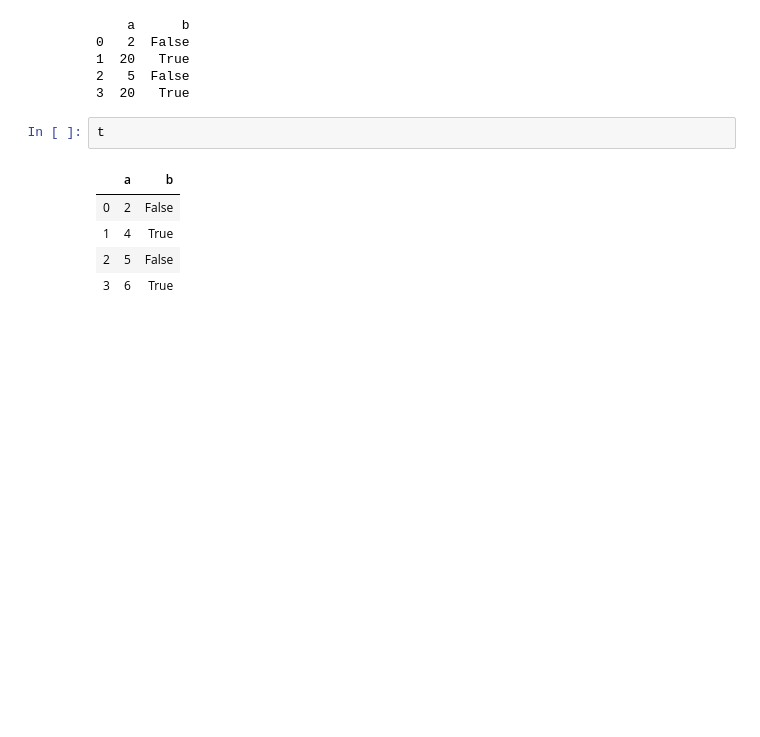
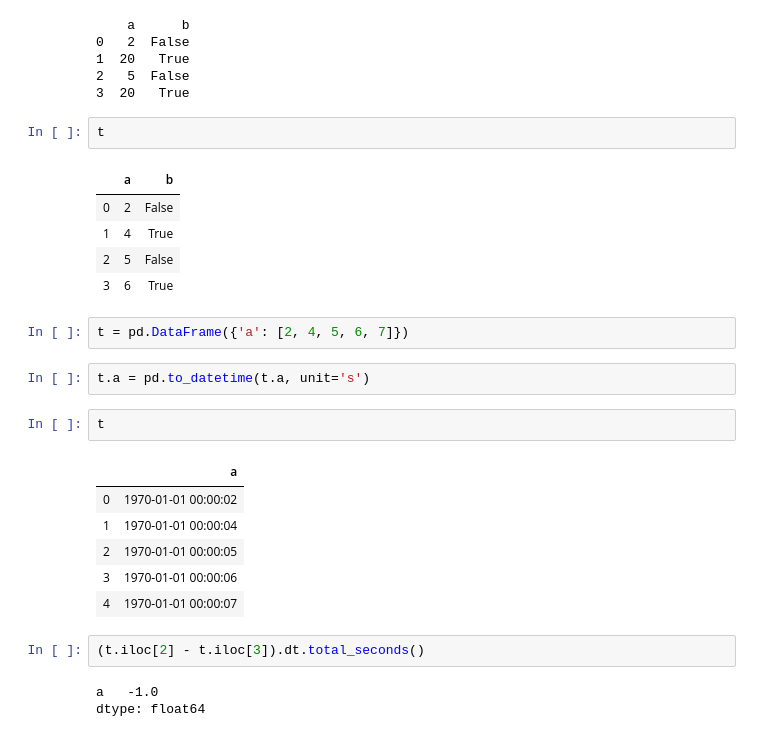
Before and after one commit to bpiv400/eBay, a Jupyter notebook: notebooks/debug_meta_feats.ipynb, the cells around one changed output. Cells and saved outputs as stored; diff of their text form; blank space fills up the shorter version.

```diff
--- a/notebooks/debug_meta_feats.ipynb
+++ b/notebooks/debug_meta_feats.ipynb
@@ -371,3 +411,21 @@ t
 | 1 | 4 | True |
 | 2 | 5 | False |
 | 3 | 6 | True |
+# %%
+t = pd.DataFrame({'a': [2, 4, 5, 6, 7]})
+# %%
+t.a = pd.to_datetime(t.a, unit='s')
+# %%
+t
+# %% [output]
+|  | a |
+| 0 | 1970-01-01 00:00:02 |
+| 1 | 1970-01-01 00:00:04 |
+| 2 | 1970-01-01 00:00:05 |
+| 3 | 1970-01-01 00:00:06 |
+| 4 | 1970-01-01 00:00:07 |
+# %%
+(t.iloc[2] - t.iloc[3]).dt.total_seconds()
+# %% [output]
+a   -1.0
+dtype: float64
```
Also changed, not shown: parts of 11 cells of this notebook, 2 other files.
